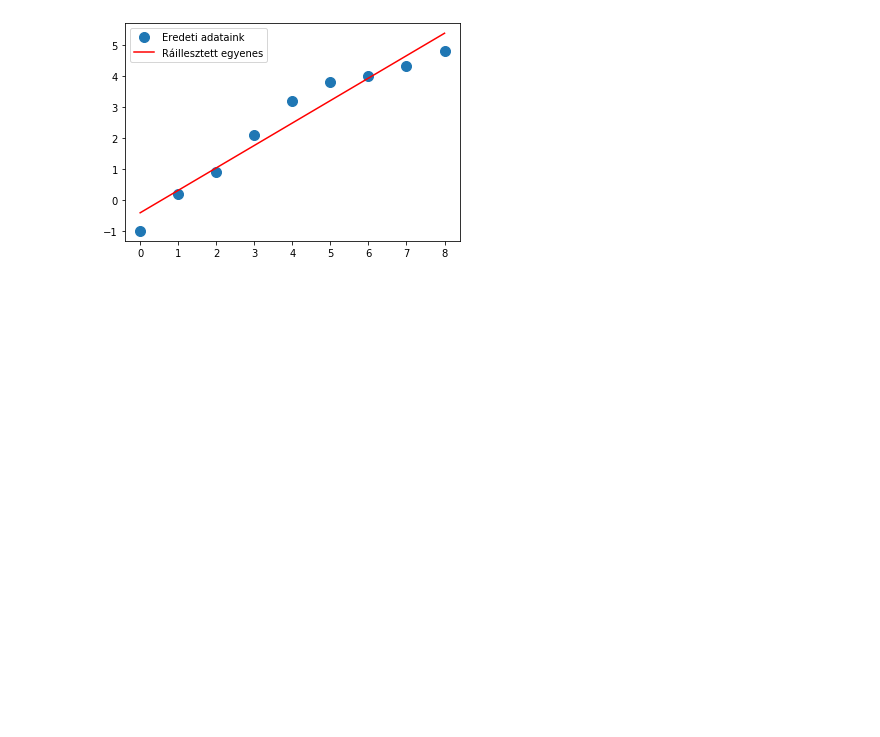
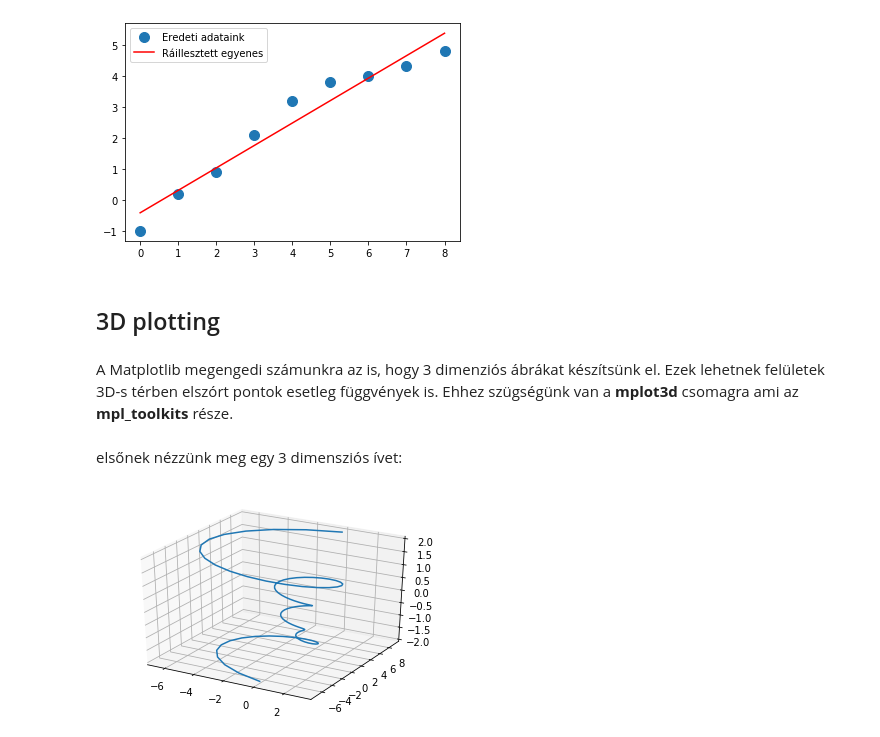
Before and after one commit to gyulaimark97/Szakdolgozat, a Jupyter notebook: dolgozat/matplotlib and least square method.ipynb, the cells around one changed output. Drawn from its saved outputs; the diff is of its cells as text; code cells hidden in the pictures; blank space fills up the shorter version.

Commit message:
adding 3D plots to notebook

```diff
--- a/dolgozat/matplotlib and least square method.ipynb
+++ b/dolgozat/matplotlib and least square method.ipynb
@@ -126,3 +130,24 @@ plot = plt.legend()
 plt.show(plot)
 # %% [output]
 [figure]
+# %% [markdown]
+## 3D plotting
+# %% [markdown]
+A Matplotlib megengedi számunkra az is, hogy 3 dimenziós ábrákat készítsünk el. Ezek lehetnek felületek 3D-s térben elszórt pontok esetleg függvények is. Ehhez szügségünk van a __mplot3d__ csomagra ami az __mpl_toolkits__ része.
+# %% [markdown]
+elsőnek nézzünk meg egy 3 dimensziós ívet:
+# %%
+import matplotlib.pyplot as plt
+from mpl_toolkits.mplot3d import axes3d
+fig = plt.figure()
+ax = fig.add_subplot(111, projection='3d')
+
+theta = np.linspace(-4 * np.pi, 4 * np.pi, 100)
+z = np.linspace(-2, 2, 100)
+r = z**3 + 1
+x = r * np.sin(theta)
+y = r * np.cos(theta)
+ax.plot(x, y, z)
+plt.show()
+# %% [output]
+[figure, added]
```
Also changed, not shown: parts of 14 cells of this notebook.
